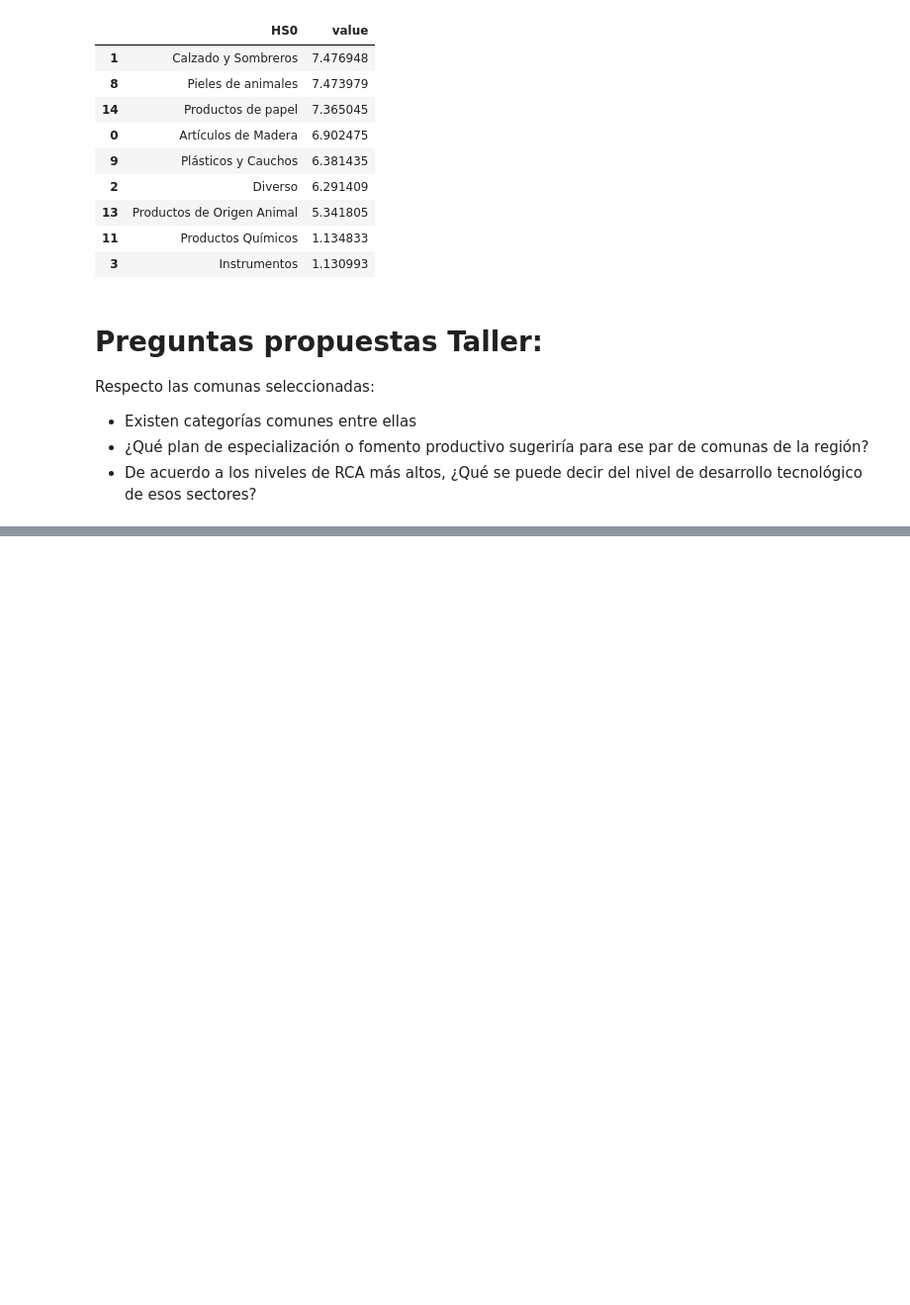
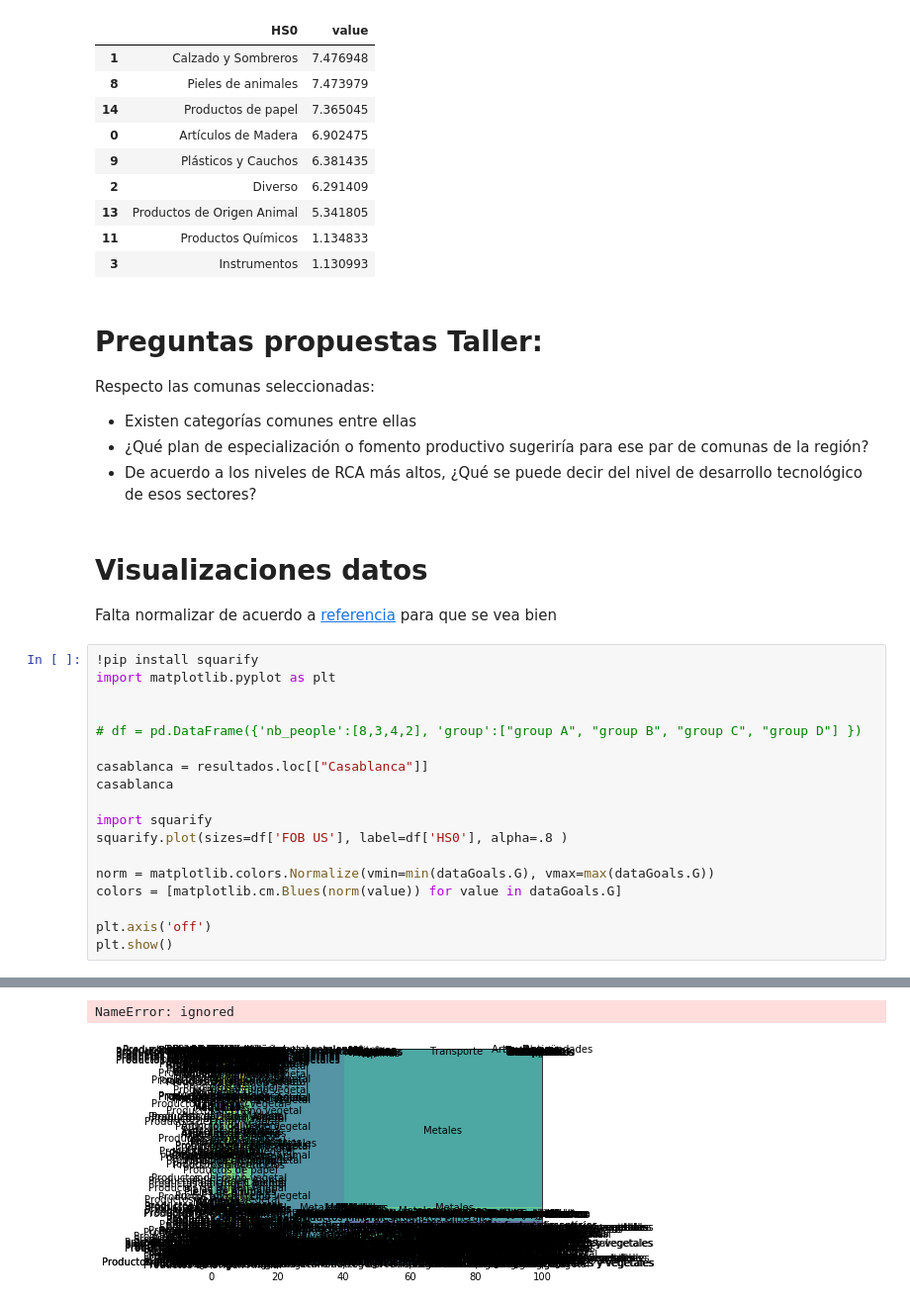
Before and after one commit to sebacea/AnEco2, a Jupyter notebook: TallerComplejidad.ipynb, the cells around one changed output, grey strips where cells are left out. Shown: that part at 99% size. Cells and saved outputs as stored; diff of their text form; blank space fills up the shorter version.

```diff
--- a/TallerComplejidad.ipynb
+++ b/TallerComplejidad.ipynb
@@ -207,3 +209,26 @@ Respecto las comunas seleccionadas:
   - Existen categorías comunes entre ellas
   - ¿Qué plan de especialización o fomento productivo sugeriría para ese par de comunas de la región?
   - De acuerdo a los niveles de RCA más altos, ¿Qué se puede decir del nivel de desarrollo tecnológico de esos sectores?
+# %% [markdown]
+# Visualizaciones datos
+
+Falta normalizar de acuerdo a [referencia](https://fcpython.com/visualisation/python-treemaps-squarify-matplotlib) para que se vea bien
+# %%
+!pip install squarify
+import matplotlib.pyplot as plt
+
+
+# df = pd.DataFrame({'nb_people':[8,3,4,2], 'group':["group A", "group B", "group C", "group D"] })
+
+casablanca = resultados.loc[["Casablanca"]]
+casablanca
+
+import squarify
+squarify.plot(sizes=df['FOB US'], label=df['HS0'], alpha=.8 )
+
+norm = matplotlib.colors.Normalize(vmin=min(dataGoals.G), vmax=max(dataGoals.G))
+colors = [matplotlib.cm.Blues(norm(value)) for value in dataGoals.G]
+
+plt.axis('off')
+plt.show()
+# %% [output]
@@ -209,0 +236,2 @@ Respecto las comunas seleccionadas:
+NameError: ignored
+[figure, added]
```
Also changed, not shown: parts of 4 cells of this notebook.
